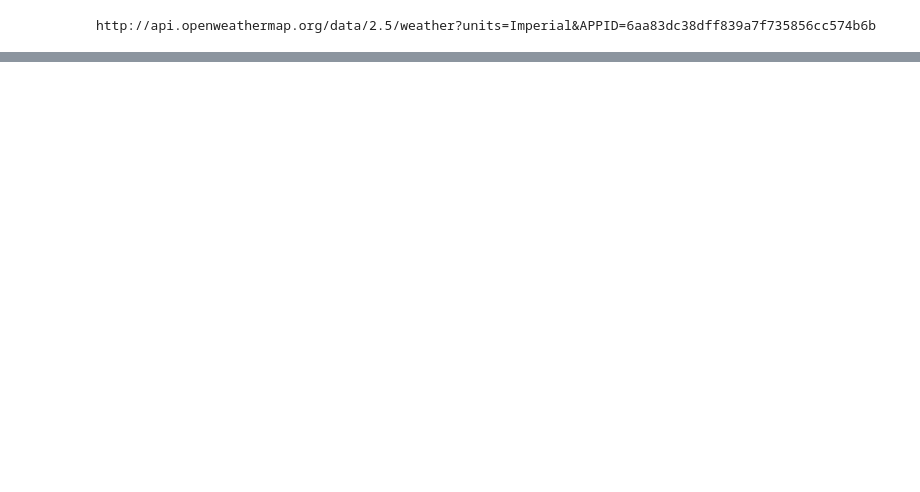
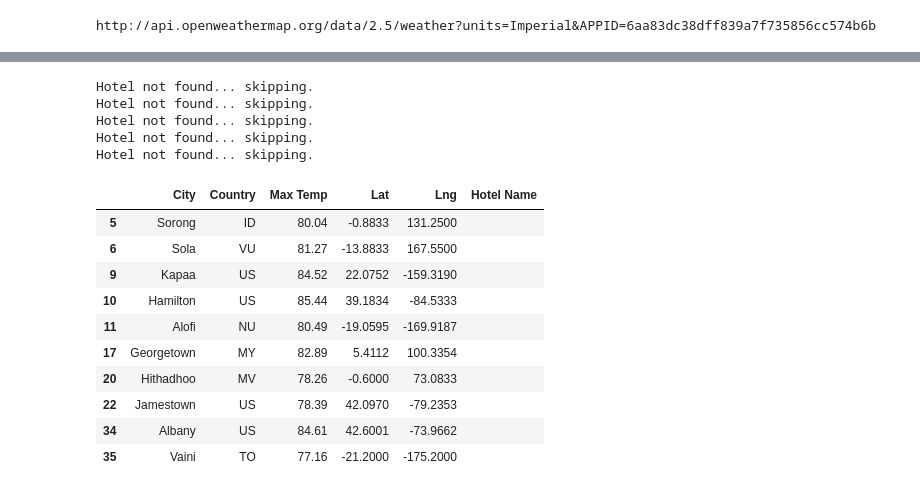
Before and after one commit to JuradoJr/World_Weather_Analysis, a Jupyter notebook: WeatherPy.ipynb, the cells around one changed output, grey strips where cells are left out. Saved outputs shown, nothing was run; the diff lists cells and outputs as text; code cells hidden in the pictures; blank space fills up the shorter version.

```diff
--- a/WeatherPy.ipynb
+++ b/WeatherPy.ipynb
@@ -421,0 +543,52 @@ plot_linear_regression(x_values,y_values,"Linear regression on the Southern Hemi
+# %%
+# Create DataFrame called hotel_df to store hotel names along with city, country, max temp, and coordinates.
+hotel_df=preferred_cities_df[["City", "Country", "Max Temp", "Lat", "Lng"]].copy()
+hotel_df["Hotel Name"] = ""
+hotel_df.head()
+# Set parameters to search for a hotel.
+params={
+    "radius": 5000,
+    "type": "lodging",
+    "key": g_key
+}
+###  Iterate through the DataFrame.
+
+for index, row in hotel_df.iterrows():
+    # Get the latitude and longitude.
+    lat = row["Lat"]
+    lng = row["Lng"]
+
+    # Add the latitude and longitude to the params dictionary
+    # as values to the location key.
+    params["location"] = f"{lat},{lng}"
+
+    # Use the search term: "lodging" and our latitude and longitude.
+    base_url = "https://maps.googleapis.com/maps/api/place/nearbysearch/json"
+
+    # Make request and get the JSON data from the search.
+    hotels = requests.get(base_url, params=params).json()
+    try:
+    # Grab the first hotel from the results and store the name.
+        hotel_df.loc[index, "Hotel Name"] = hotels["results"][0]["name"]
+    except(IndexError):
+        print("Hotel not found... skipping.")
+# %% [output]
+Hotel not found... skipping.
+Hotel not found... skipping.
+Hotel not found... skipping.
+Hotel not found... skipping.
+Hotel not found... skipping.
+# %%
+hotel_df.head(10)
+# %% [output]
+|  | City | Country | Max Temp | Lat | Lng | Hotel Name |
+| 5 | Sorong | ID | 80.04 | -0.8833 | 131.2500 |  |
+| 6 | Sola | VU | 81.27 | -13.8833 | 167.5500 |  |
+| 9 | Kapaa | US | 84.52 | 22.0752 | -159.3190 |  |
+| 10 | Hamilton | US | 85.44 | 39.1834 | -84.5333 |  |
+| 11 | Alofi | NU | 80.49 | -19.0595 | -169.9187 |  |
+| 17 | Georgetown | MY | 82.89 | 5.4112 | 100.3354 |  |
+| 20 | Hithadhoo | MV | 78.26 | -0.6000 | 73.0833 |  |
+| 22 | Jamestown | US | 78.39 | 42.0970 | -79.2353 |  |
+| 34 | Albany | US | 84.61 | 42.6001 | -73.9662 |  |
+| 35 | Vaini | TO | 77.16 | -21.2000 | -175.2000 |  |
```
Also changed, not shown: parts of 38 cells of this notebook, 8 other files.
